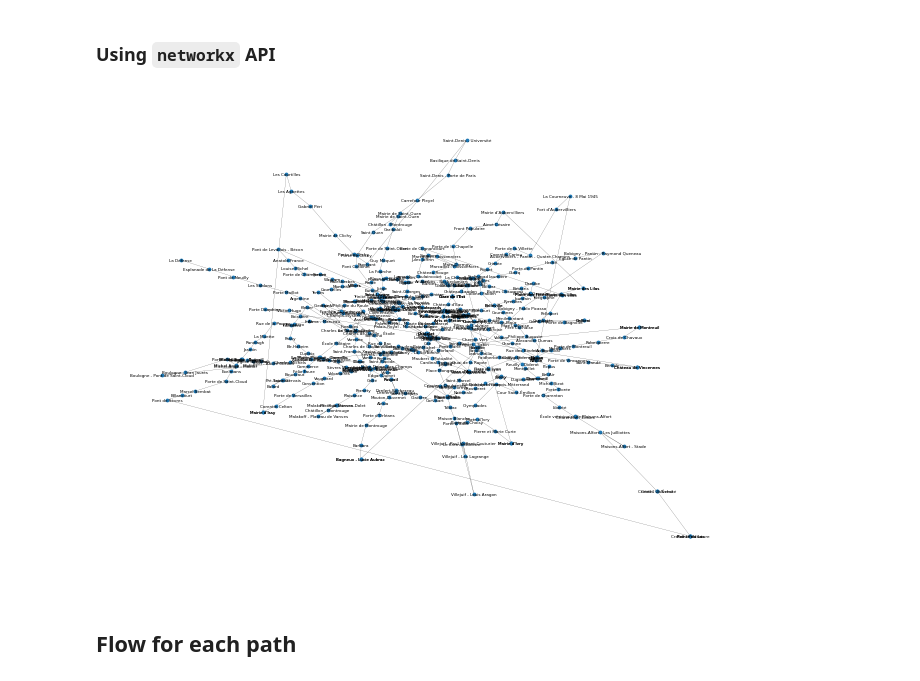
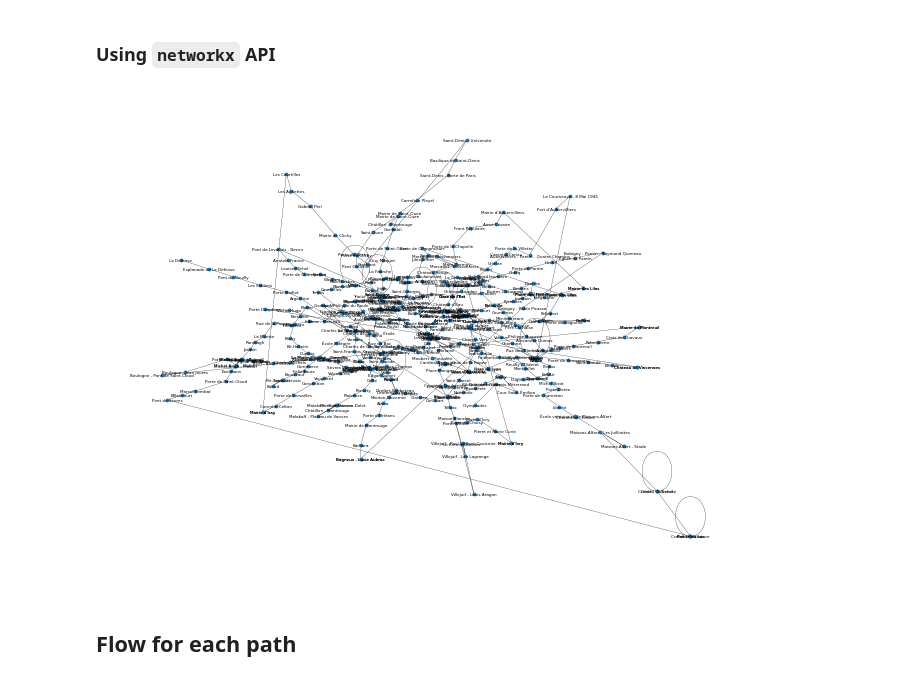
Before and after one commit to SerranoAdrian/FlowForecasting, a Jupyter notebook: ChallengeAlstomIAPau.ipynb, the cells around one changed output. Drawn from its saved outputs; the diff is of its cells as text; code cells hidden in the pictures.

Commit message:
add directed graph + degraded network

```diff
--- a/ChallengeAlstomIAPau.ipynb
+++ b/ChallengeAlstomIAPau.ipynb
@@ -111,3 +117,7 @@ for node in df_nodes.values:
   network_stations[node[0]].update({node[1] : count})
   reverse_network_stations.update({count : {'title' : node[0], 'group' :node[1]}})
   count+=1
+# %%
+for node, attr in reverse_network_stations.items():
+    if "bis" in attr['group']:
+        print(node, attr['title'])
@@ -145,9 +169,9 @@ def get_node_neighbors(G, node, distance=1):
     return list(set(total_neighbors))
     # return list(chain(*total_neighbors))
 # %%
-network_graph = nx.Graph()
+network_graph = nx.DiGraph()
 network_graph.add_edges_from(edges)
-nx.set_node_attributes(network_graph, reverse_network_stations)
+# nx.set_node_attributes(network_graph, reverse_network_stations)
 # %%
 min_dist = 3
 max_dist = 3
@@ -191,10 +226,10 @@ net_viz.save_graph('viz/network_graph_test.html')
 # %%
 pos = {node_idx : (node['lon'], node['lat']) for node_idx, node in network_graph.nodes.items()}
 
-nx.draw(network_graph, node_size=3, width=0.1, pos=pos, labels=nx.get_node_attributes(network_graph, 'title'), font_size=3)
+nx.draw(network_graph, node_size=3, width=0.1, arrowsize=0.2, pos=pos, labels=nx.get_node_attributes(network_graph, 'title'), font_size=3)
 #
 # %% [output]
-[figure, old version]
+[figure, new version]
 # %% [markdown]
 ## Flow for each path
 # %%
```
Also changed, not shown: parts of 14 cells of this notebook.
